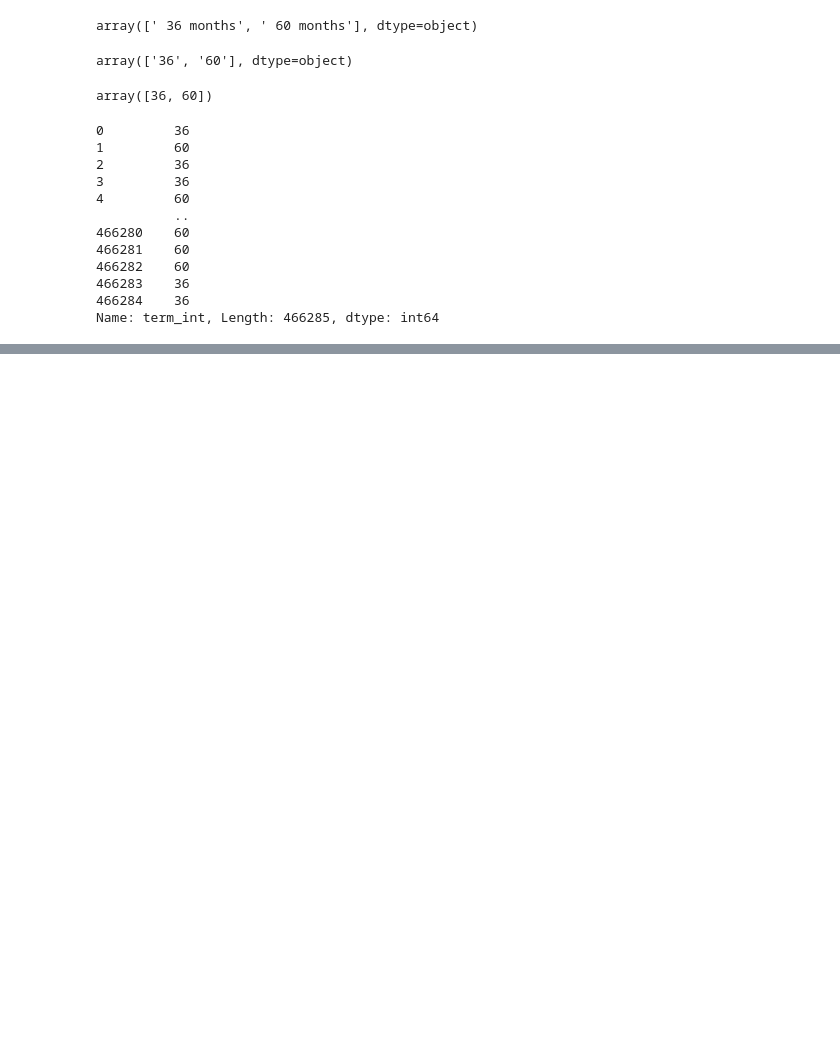
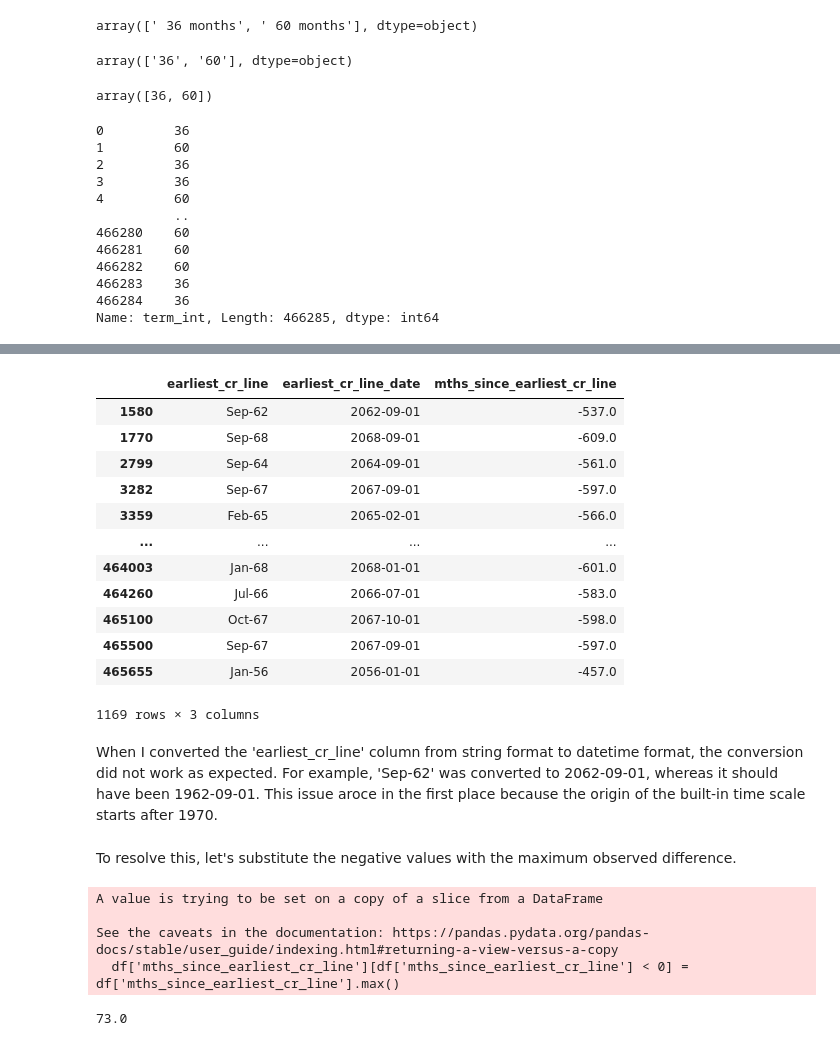
Before and after one commit to ychoi1001/Data-Science, a Jupyter notebook: credit_risk_modelling/credit risk modelling.ipynb, the cells around one changed output, grey strips where cells are left out. Saved outputs shown, nothing was run; the diff lists cells and outputs as text; code cells hidden in the pictures; blank space fills up the shorter version.

```diff
--- a/credit_risk_modelling/credit risk modelling.ipynb
+++ b/credit_risk_modelling/credit risk modelling.ipynb
@@ -153,0 +190,3 @@ Name: term_int, Length: 466285, dtype: int64
+# %%
+# Convert 'earliest_cr_line' column from string format to datetime format using the pattern '%b-%y' (e.g., 'Jan-85').
+df['earliest_cr_line_date'] = pd.to_datetime(df['earliest_cr_line'], format = '%b-%y')
@@ -153,0 +240,34 @@ Name: term_int, Length: 466285, dtype: int64
+# %%
+# Display rows where 'mths_since_earliest_cr_line' is negative
+df.loc[df['mths_since_earliest_cr_line'] < 0, ['earliest_cr_line', 'earliest_cr_line_date', 'mths_since_earliest_cr_line']]
+# %% [output]
+|  | earliest_cr_line | earliest_cr_line_date | mths_since_earliest_cr_line |
+| 1580 | Sep-62 | 2062-09-01 | -537.0 |
+| 1770 | Sep-68 | 2068-09-01 | -609.0 |
+| 2799 | Sep-64 | 2064-09-01 | -561.0 |
+| 3282 | Sep-67 | 2067-09-01 | -597.0 |
+| 3359 | Feb-65 | 2065-02-01 | -566.0 |
+| ... | ... | ... | ... |
+| 464003 | Jan-68 | 2068-01-01 | -601.0 |
+| 464260 | Jul-66 | 2066-07-01 | -583.0 |
+| 465100 | Oct-67 | 2067-10-01 | -598.0 |
+| 465500 | Sep-67 | 2067-09-01 | -597.0 |
+| 465655 | Jan-56 | 2056-01-01 | -457.0 |
+1169 rows × 3 columns
+# %% [markdown]
+When I converted the 'earliest_cr_line' column from string format to datetime format, the conversion did not work as expected. For example, 'Sep-62' was converted to 2062-09-01, whereas it should have been 1962-09-01. This issue aroce in the first place because the origin of the built-in time scale starts after 1970.
+# %% [markdown]
+To resolve this, let's substitute the negative values with the maximum observed difference.
+# %%
+# Replace negative values in 'mths_since_earliest_cr_line' with the maximum value of the column
+df['mths_since_earliest_cr_line'][df['mths_since_earliest_cr_line'] < 0] = df['mths_since_earliest_cr_line'].max()
+# %% [output]
+A value is trying to be set on a copy of a slice from a DataFrame
+
+See the caveats in the documentation: https://pandas.pydata.org/pandas-docs/stable/user_guide/indexing.html#returning-a-view-versus-a-copy
+  df['mths_since_earliest_cr_line'][df['mths_since_earliest_cr_line'] < 0] = df['mths_since_earliest_cr_line'].max()
+# %%
+# Check if there are any remaining negative values in the 'mths_since_earliest_cr_line' column after imputation
+min(df['mths_since_earliest_cr_line'])
+# %% [output]
+73.0
```
Also changed, not shown: parts of 36 cells of this notebook.
